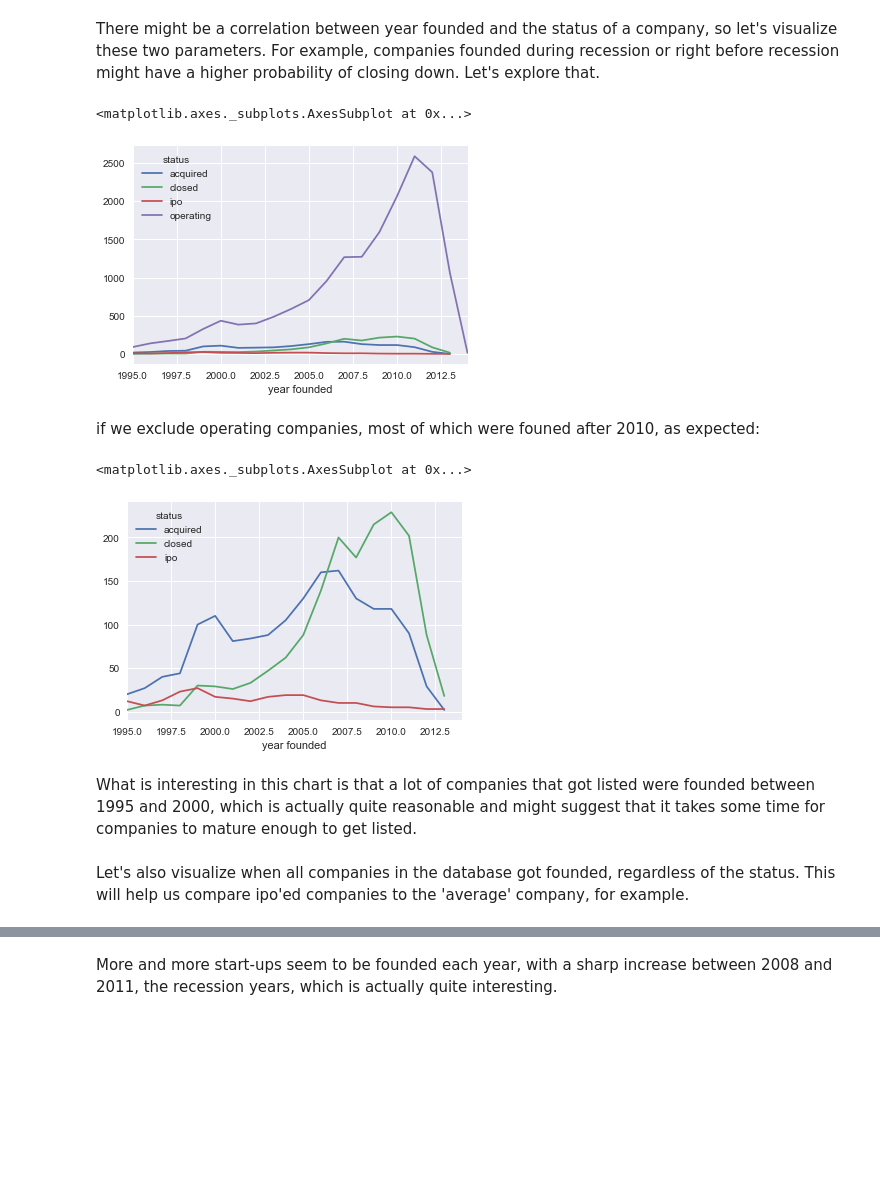
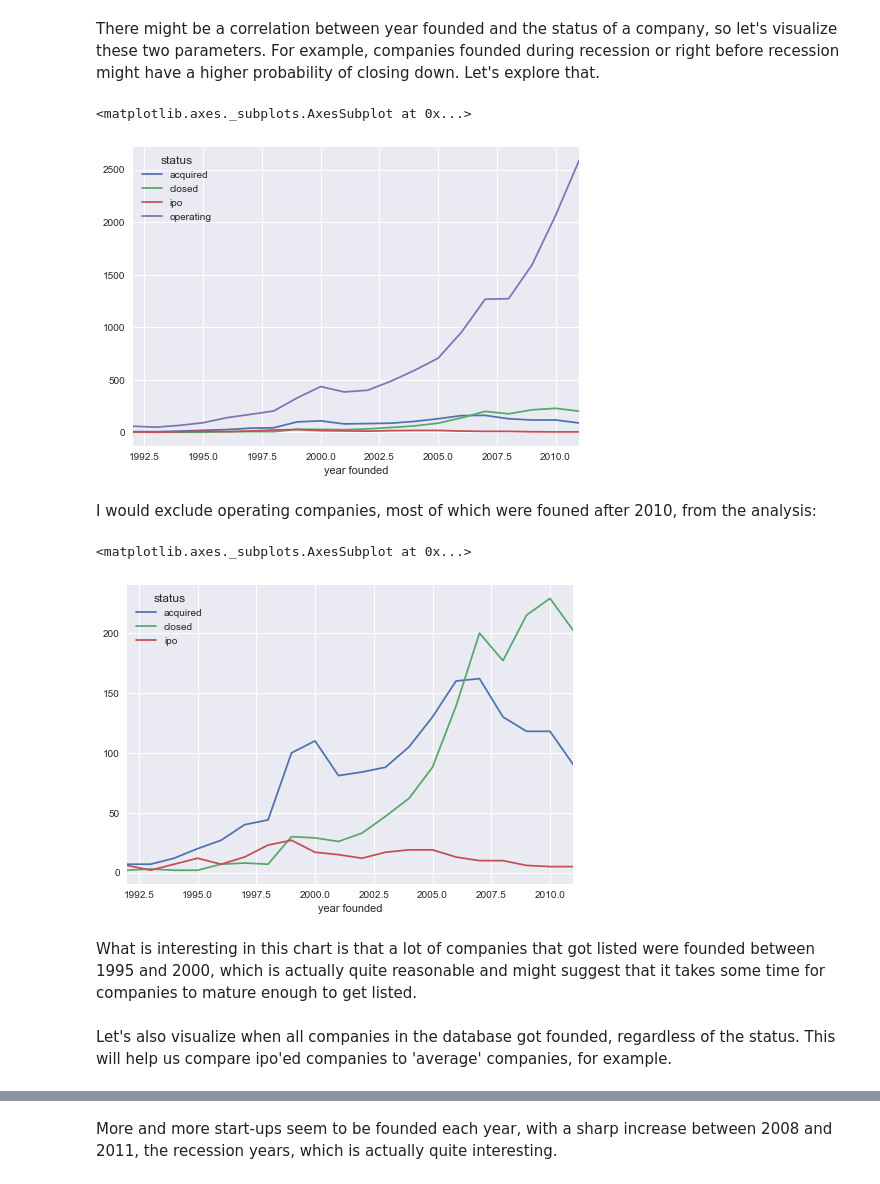
Before and after one commit to LVdatahub/Capstone-project----DS-Intensive-Springboard, a Jupyter notebook: Final notebook Capstone.ipynb, the cells around one changed output, grey strips where cells are left out. Cells and saved outputs as stored; diff of their text form; code cells hidden in the pictures; blank space fills up the shorter version.

```diff
--- a/Final notebook Capstone.ipynb
+++ b/Final notebook Capstone.ipynb
@@ -179,37 +179,37 @@ It is those closed (unsuccessful) vs. acquired or listed (successful) companies
 # %% [markdown]
 There might be a correlation between year founded and the status of a company, so let's visualize these two parameters. For example, companies founded during recession or right before recession might have a higher probability of closing down. Let's explore that.
 # %%
-year_founded = companies['founded_year']
+year_founded = companies[companies.founded_year < 2012].founded_year
 status = companies['status']
 year_vs_status = {'year founded': year_founded, 'status': status}
 year_vs_status_df = pd.DataFrame(year_vs_status)
 new_dict = year_vs_status_df.groupby('status')['year founded'].value_counts()
 new_df = pd.DataFrame.from_dict(new_dict)
 new_df = new_df.unstack()
 new_df = new_df.transpose()
 new_df = new_df.reset_index()
 new_df = new_df.drop('level_0',1)
 new_df = new_df.tail(20)
 
 # let's do a line graph of year_founded vs. status
 sb.set_style("darkgrid")
 new_df.plot(x = 'year founded')
 # %% [output]
 <matplotlib.axes._subplots.AxesSubplot at 0x...>
-[figure, old version]
+[figure, new version]
 # %% [markdown]
-if we exclude operating companies, most of which were founed after 2010, as expected:
+I would exclude operating companies, most of which were founed after 2010, from the analysis:
 # %%
 without_oper = new_df.drop('operating', 1)
 sb.set_style("darkgrid")
 without_oper.plot(x = 'year founded')
 # %% [output]
 <matplotlib.axes._subplots.AxesSubplot at 0x...>
-[figure, old version]
+[figure, new version]
 # %% [markdown]
 What is interesting in this chart is that a lot of companies that got listed were founded between 1995 and 2000, which is actually quite reasonable and might suggest that it takes some time for companies to mature enough to get listed.
 # %% [markdown]
-Let's also visualize when all companies in the database got founded, regardless of the status. This will help us compare ipo'ed companies to the 'average' company, for example.
+Let's also visualize when all companies in the database got founded, regardless of the status. This will help us compare ipo'ed companies to 'average' companies, for example.
 # %%
 new_df['total'] = new_df['acquired'] + new_df['ipo'] + new_df['closed'] + new_df['operating']
 only_total = new_df.drop(['acquired', 'closed', 'ipo', 'operating'], 1)
```
Also changed, not shown: parts of 58 cells of this notebook, 2 other files.
